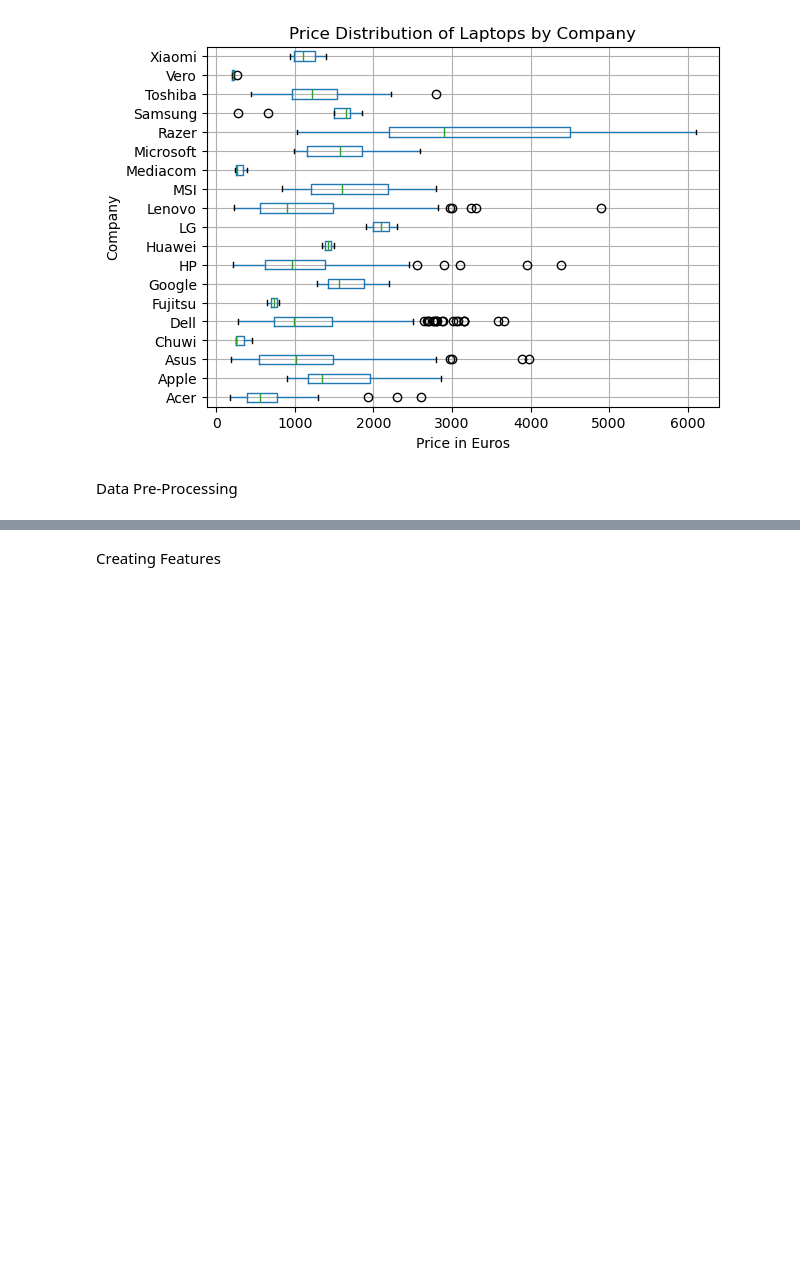
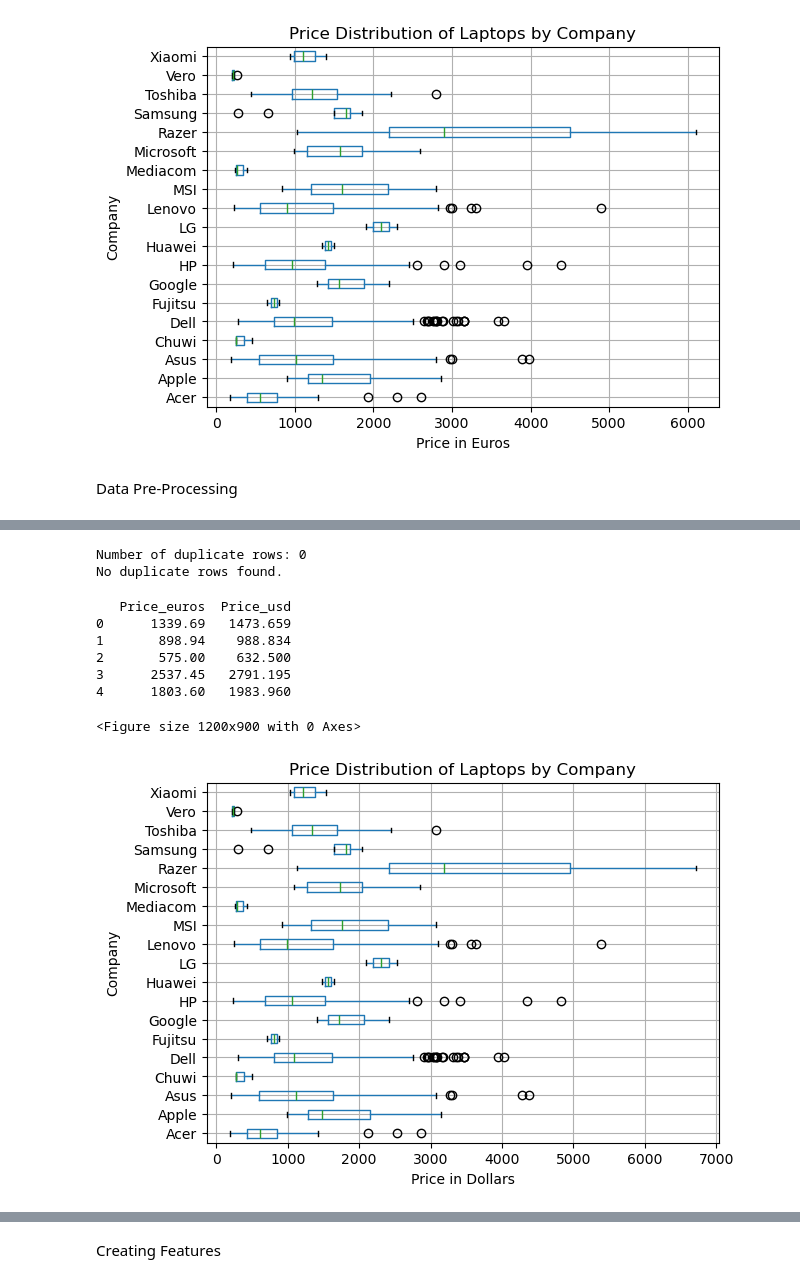
Before and after one commit to KPate04/IntroDataMining, a Jupyter notebook: Project_3/Regression.ipynb, the cells around one changed output, grey strips where cells are left out. Cells and saved outputs as stored; diff of their text form; code cells hidden in the pictures; blank space fills up the shorter version.

```diff
--- a/Project_3/Regression.ipynb
+++ b/Project_3/Regression.ipynb
@@ -146,6 +149,42 @@ OpSys               1303
 Weight              1303
 Price_euros         1303
 dtype: int64
+# %%
+# checking for duplicates
+duplicates = data[data.duplicated()]
+print("Number of duplicate rows:", duplicates.shape[0])
+if not duplicates.empty:
+    print("Duplicate rows:")
+    print(duplicates[['Company', 'Product', 'TypeName', 'Price_euros']])
+else:
+    print("No duplicate rows found.")
+# %% [output]
+Number of duplicate rows: 0
+No duplicate rows found.
+# %%
+# changing price_euros into dollars for better human understanding
+conversion = 1.10 #based on the recent average conversion rate for euro to dollar
+data['Price_usd'] = data['Price_euros'] * conversion
+print(data[['Price_euros', 'Price_usd']].head())
+# %% [output]
+   Price_euros  Price_usd
+0      1339.69   1473.659
+1       898.94    988.834
+2       575.00    632.500
+3      2537.45   2791.195
+4      1803.60   1983.960
+# %%
+# laptop price by manufacterer in dollars
+plt.figure(figsize=(12, 9))
+data.boxplot(column='Price_usd', by='Company', vert=False)
+plt.title("Price Distribution of Laptops by Company")
+plt.suptitle('')
+plt.xlabel("Price in Dollars")
+plt.ylabel("Company")
+plt.show()
+# %% [output]
+<Figure size 1200x900 with 0 Axes>
+[figure, added]
 # %%
 # changing string values into numerical floats
 data['Ram'] = data['Ram'].apply(lambda x: int(re.sub(r'GB', '', str(x))))
```
Also changed, not shown: parts of 75 cells of this notebook, 4 other files.
